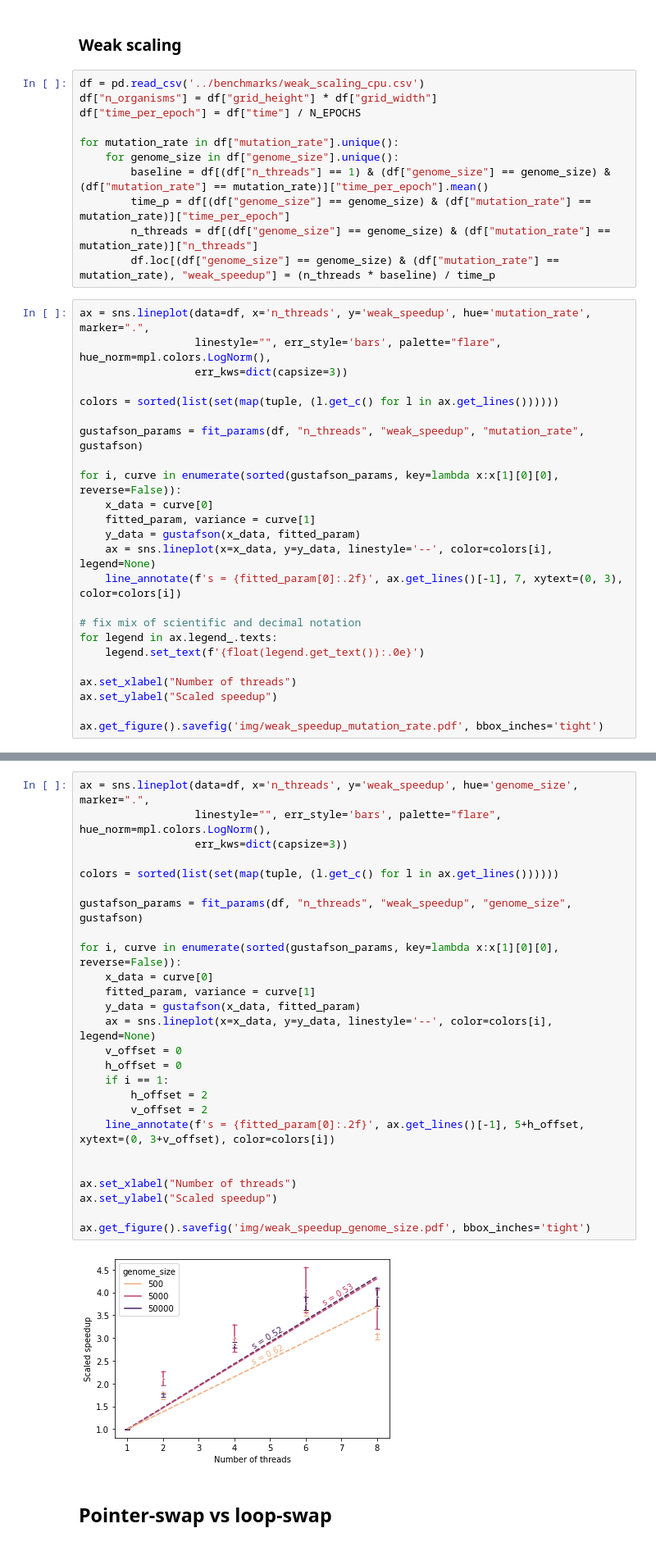
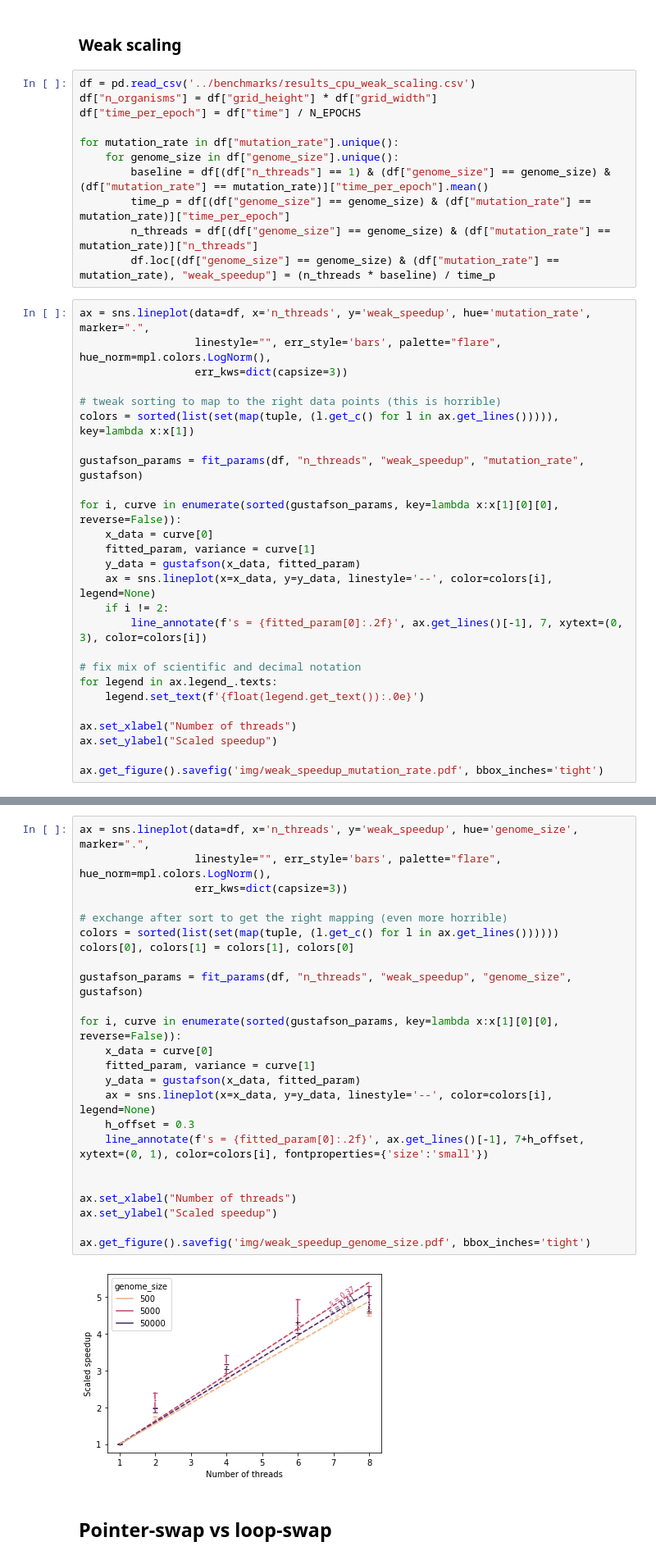
Before and after one commit to teobouvard/aevol-hpc, a Jupyter notebook: report/analysis.ipynb, the cells around one changed output, grey strips where cells are left out. Shown at 82% size. Drawn from its saved outputs; the diff is of its cells as text.

```diff
--- a/report/analysis.ipynb
+++ b/report/analysis.ipynb
@@ -165,7 +198,7 @@ ax.get_figure().savefig('img/speedup_genome_size.pdf', bbox_inches='tight')
 # %% [markdown]
 ### Weak scaling
 # %%
-df = pd.read_csv('../benchmarks/weak_scaling_cpu.csv')
+df = pd.read_csv('../benchmarks/results_cpu_weak_scaling.csv')
 df["n_organisms"] = df["grid_height"] * df["grid_width"]
 df["time_per_epoch"] = df["time"] / N_EPOCHS
 
@@ -180,7 +213,8 @@ ax = sns.lineplot(data=df, x='n_threads', y='weak_speedup', hue='mutation_rate',
                   linestyle="", err_style='bars', palette="flare", hue_norm=mpl.colors.LogNorm(),
                   err_kws=dict(capsize=3))
 
-colors = sorted(list(set(map(tuple, (l.get_c() for l in ax.get_lines())))))
+# tweak sorting to map to the right data points (this is horrible)
+colors = sorted(list(set(map(tuple, (l.get_c() for l in ax.get_lines())))), key=lambda x:x[1])
 
 gustafson_params = fit_params(df, "n_threads", "weak_speedup", "mutation_rate", gustafson)
 
@@ -189,7 +223,8 @@ for i, curve in enumerate(sorted(gustafson_params, key=lambda x:x[1][0][0], reve
     fitted_param, variance = curve[1]
     y_data = gustafson(x_data, fitted_param)
     ax = sns.lineplot(x=x_data, y=y_data, linestyle='--', color=colors[i], legend=None)
-    line_annotate(f's = {fitted_param[0]:.2f}', ax.get_lines()[-1], 7, xytext=(0, 3), color=colors[i])
+    if i != 2:
+        line_annotate(f's = {fitted_param[0]:.2f}', ax.get_lines()[-1], 7, xytext=(0, 3), color=colors[i])
 
 # fix mix of scientific and decimal notation
 for legend in ax.legend_.texts:
@@ -204,31 +239,29 @@ ax.get_figure().savefig('img/weak_speedup_mutation_rate.pdf', bbox_inches='tight
 # %%
 ax = sns.lineplot(data=df, x='n_threads', y='weak_speedup', hue='genome_size', marker=".",
                   linestyle="", err_style='bars', palette="flare", hue_norm=mpl.colors.LogNorm(),
                   err_kws=dict(capsize=3))
 
+# exchange after sort to get the right mapping (even more horrible)
 colors = sorted(list(set(map(tuple, (l.get_c() for l in ax.get_lines())))))
+colors[0], colors[1] = colors[1], colors[0]
 
 gustafson_params = fit_params(df, "n_threads", "weak_speedup", "genome_size", gustafson)
 
 for i, curve in enumerate(sorted(gustafson_params, key=lambda x:x[1][0][0], reverse=False)):
     x_data = curve[0]
     fitted_param, variance = curve[1]
     y_data = gustafson(x_data, fitted_param)
     ax = sns.lineplot(x=x_data, y=y_data, linestyle='--', color=colors[i], legend=None)
-    v_offset = 0
-    h_offset = 0
-    if i == 1:
-        h_offset = 2
-        v_offset = 2
-    line_annotate(f's = {fitted_param[0]:.2f}', ax.get_lines()[-1], 5+h_offset, xytext=(0, 3+v_offset), color=colors[i])
+    h_offset = 0.3
+    line_annotate(f's = {fitted_param[0]:.2f}', ax.get_lines()[-1], 7+h_offset, xytext=(0, 1), color=colors[i], fontproperties={'size':'small'})
 
 
 ax.set_xlabel("Number of threads")
 ax.set_ylabel("Scaled speedup")
 
 ax.get_figure().savefig('img/weak_speedup_genome_size.pdf', bbox_inches='tight')
 # %% [output]
-[figure, old version]
+[figure, new version]
 # %% [markdown]
 ## Pointer-swap vs loop-swap
 # %%
```
Also changed, not shown: parts of 8 cells of this notebook, 19 other files.
